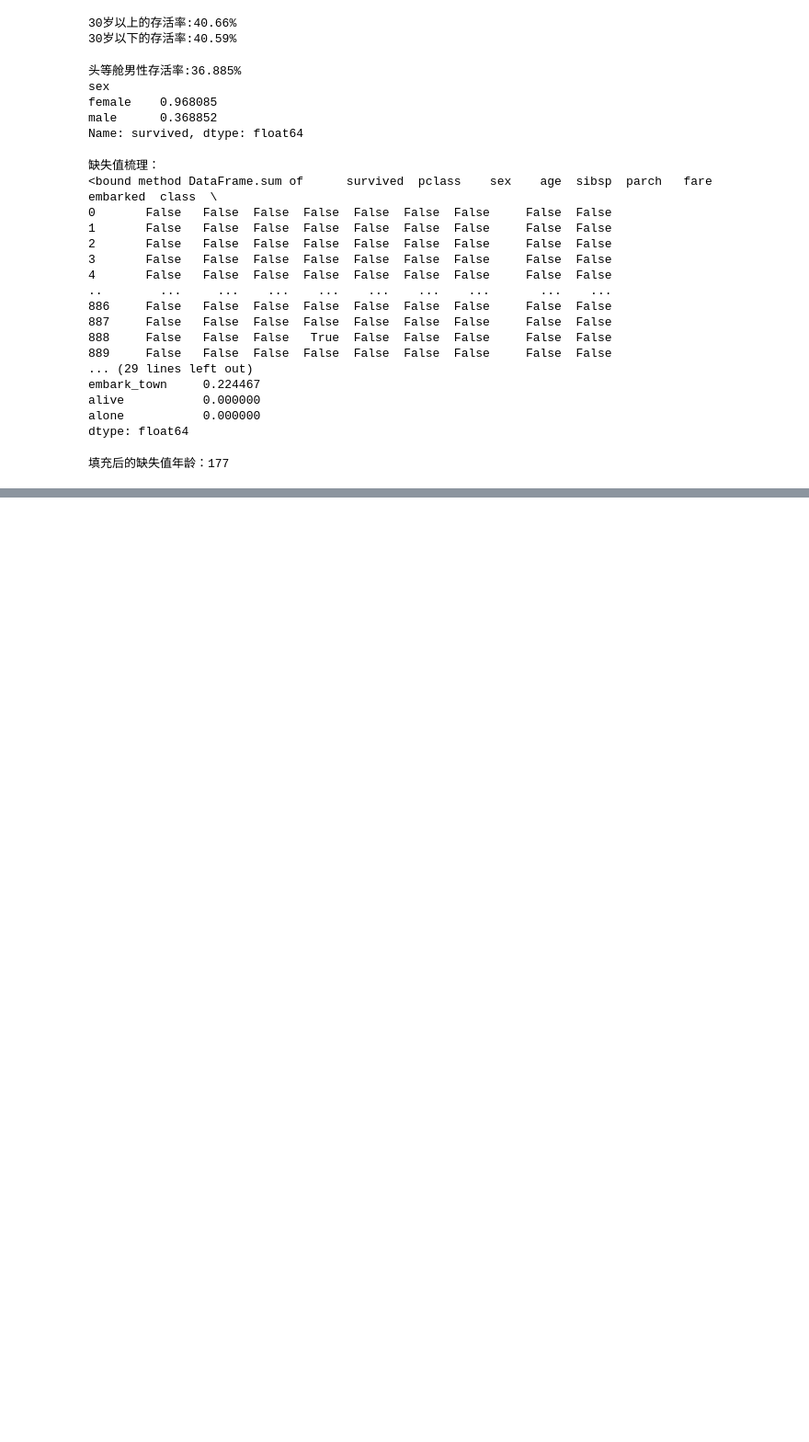
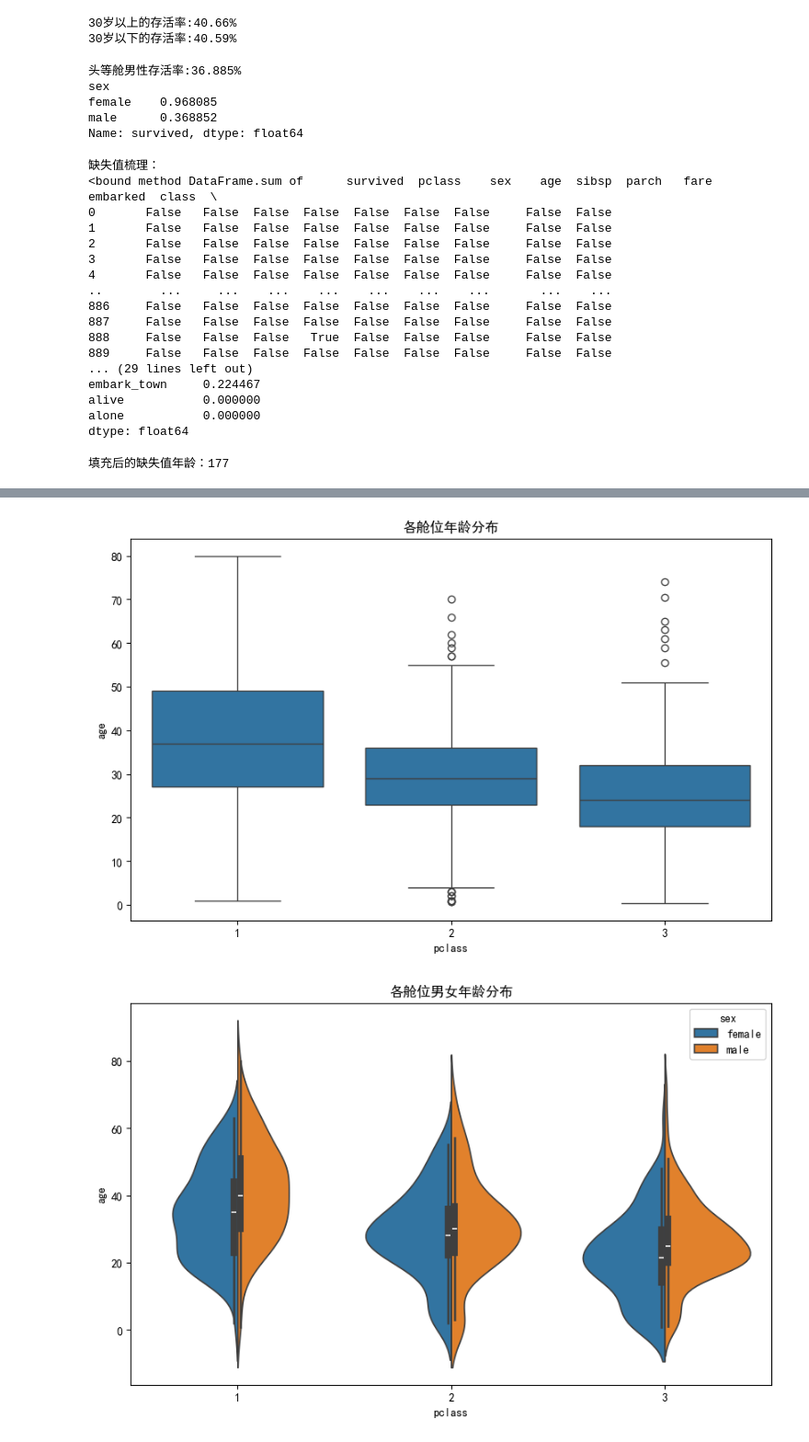
Before and after one commit to zhanghuile069-jpg/weekly-learning, a Jupyter notebook: week1/week01.ipynb, the cells around one changed output, grey strips where cells are left out. Shown at 92% size. Cells and saved outputs as stored; diff of their text form; code cells hidden in the pictures; blank space fills up the shorter version.

```diff
--- a/week1/week01.ipynb
+++ b/week1/week01.ipynb
@@ -1035,0 +1159,40 @@ print(f"填充后的缺失值年龄：{df['age'].isna().sum()}")
+# %%
+# === 1. 箱线图：看各舱位年龄的中位数、四分位数和异常值 ===
+plt.figure(figsize=(10, 6))
+# x: 分组依据（离散）， y: 数值（连续）， data: 数据源
+sns.boxplot(x="pclass", y="age", data=df)
+plt.title("各舱位年龄分布")
+plt.show()
+
+# === 2. 小提琴图：看各舱位下男女年龄的密度分布 ===
+plt.figure(figsize=(10, 6))
+# hue: 再按性别细分， split=True: 男女背靠背显示，便于对比
+sns.violinplot(x="pclass", y="age", hue="sex", split=True, data=df)
+plt.title("各舱位男女年龄分布")
+plt.show()
+
+# === 3. 散点图：四维数据可视化（年龄、票价、存活、舱位） ===
+plt.figure(figsize=(10, 6))
+# hue: 颜色映射存活状态， size: 点大小映射舱位等级
+sns.scatterplot(x="age", y="fare", hue="survived", size="pclass", data=df)
+plt.title("年龄-票价 散点图（颜色=是否存活，大小=舱位等级）")
+plt.show()
+
+# === 4. 热力图：查看数值变量之间的线性关系强度 ===
+plt.figure(figsize=(10, 8))
+# 选取数值列，计算相关系数矩阵
+corr = df[["age", "fare", "pclass", "survived", "sibsp", "parch"]].corr()
+# annot=True: 显示数字， cmap: 红蓝配色， center=0: 以0为分界
+sns.heatmap(corr, annot=True, cmap="coolwarm", center=0)
+plt.title("变量相关性热力图")
+plt.show()
+
+# === 5. 计数图：分类变量的频数统计（堆叠对比） ===
+plt.figure(figsize=(10, 6))
+# hue: 按是否存活堆叠颜色，直观展示各个舱位死亡与存活的具体人数
+sns.countplot(x="pclass", hue="survived", data=df)
+plt.title("各舱位幸存/遇难人数")
+plt.show()
+# %% [output]
+[figure, added]
+[figure, added]
```
Also changed, not shown: parts of 10 cells of this notebook.
